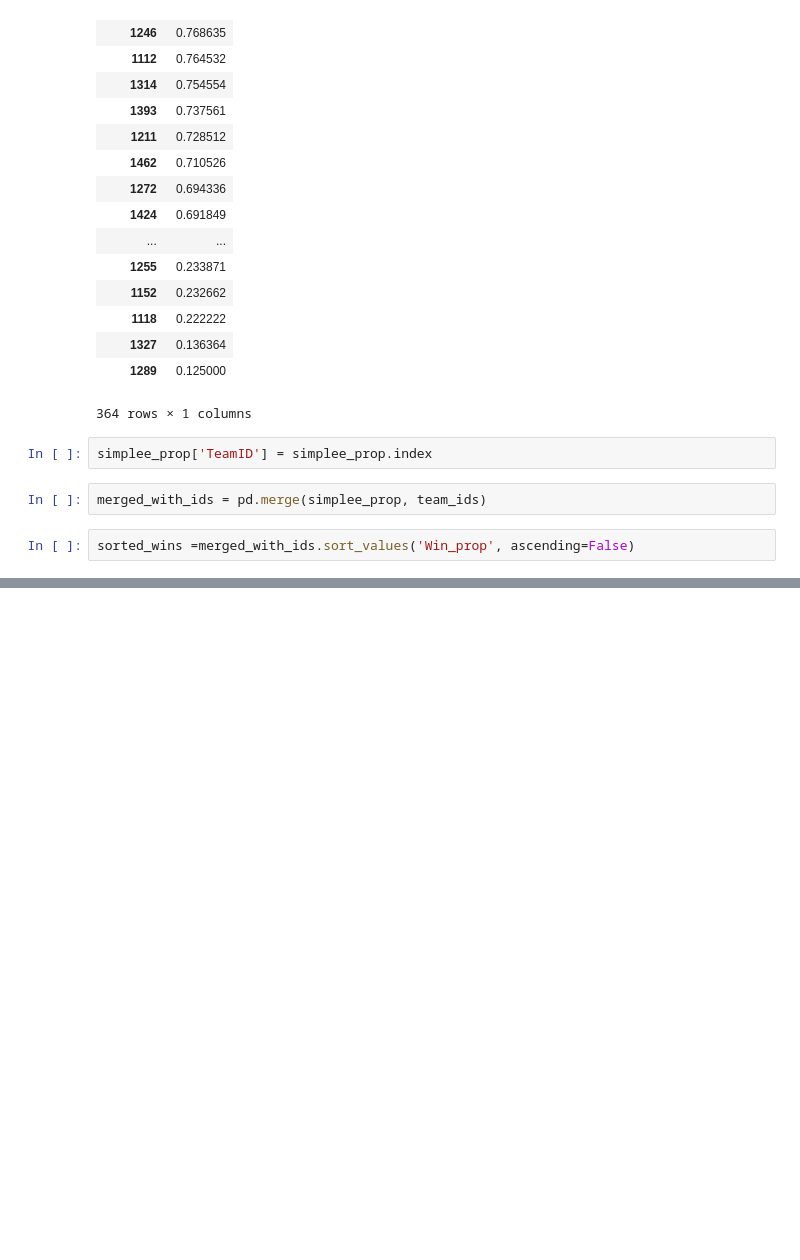
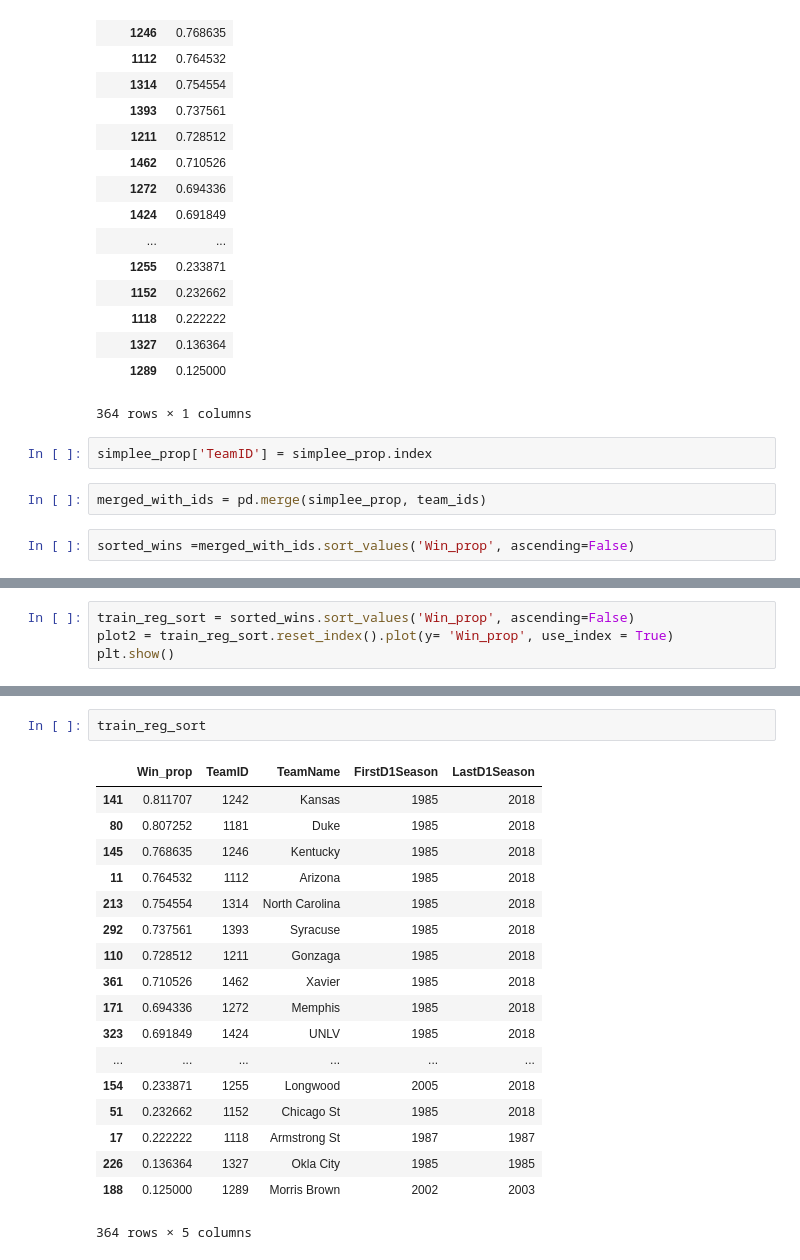
Before and after one commit to mike-fang/NCAA_ML, a Jupyter notebook: feb24_testing_santiago.ipynb, the cells around one changed output, grey strips where cells are left out. Drawn from its saved outputs; the diff is of its cells as text; blank space fills up the shorter version.

```diff
--- a/feb24_testing_santiago.ipynb
+++ b/feb24_testing_santiago.ipynb
@@ -118,0 +120,4 @@ plt.show()
+# %%
+train_reg_sort = sorted_wins.sort_values('Win_prop', ascending=False)
+plot2 = train_reg_sort.reset_index().plot(y= 'Win_prop', use_index = True)
+plt.show()
@@ -118,0 +126,21 @@ plt.show()
+# %%
+train_reg_sort
+# %% [output]
+|  | Win_prop | TeamID | TeamName | FirstD1Season | LastD1Season |
+| 141 | 0.811707 | 1242 | Kansas | 1985 | 2018 |
+| 80 | 0.807252 | 1181 | Duke | 1985 | 2018 |
+| 145 | 0.768635 | 1246 | Kentucky | 1985 | 2018 |
+| 11 | 0.764532 | 1112 | Arizona | 1985 | 2018 |
+| 213 | 0.754554 | 1314 | North Carolina | 1985 | 2018 |
+| 292 | 0.737561 | 1393 | Syracuse | 1985 | 2018 |
+| 110 | 0.728512 | 1211 | Gonzaga | 1985 | 2018 |
+| 361 | 0.710526 | 1462 | Xavier | 1985 | 2018 |
+| 171 | 0.694336 | 1272 | Memphis | 1985 | 2018 |
+| 323 | 0.691849 | 1424 | UNLV | 1985 | 2018 |
+| ... | ... | ... | ... | ... | ... |
+| 154 | 0.233871 | 1255 | Longwood | 2005 | 2018 |
+| 51 | 0.232662 | 1152 | Chicago St | 1985 | 2018 |
+| 17 | 0.222222 | 1118 | Armstrong St | 1987 | 1987 |
+| 226 | 0.136364 | 1327 | Okla City | 1985 | 1985 |
+| 188 | 0.125000 | 1289 | Morris Brown | 2002 | 2003 |
+364 rows × 5 columns
```
Also changed, not shown: parts of 5 cells of this notebook, 1 other file.
